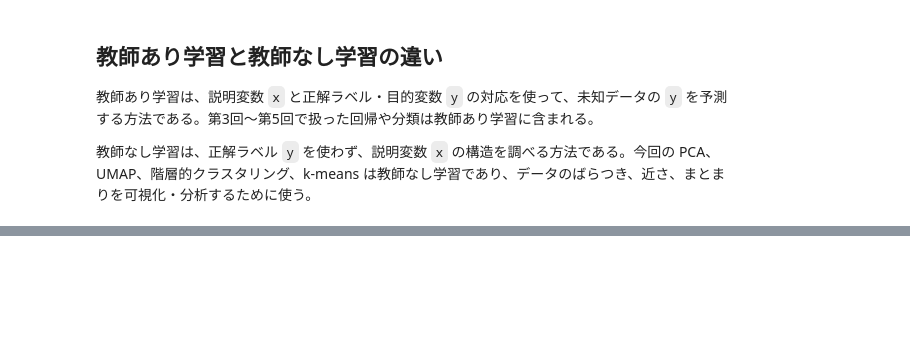
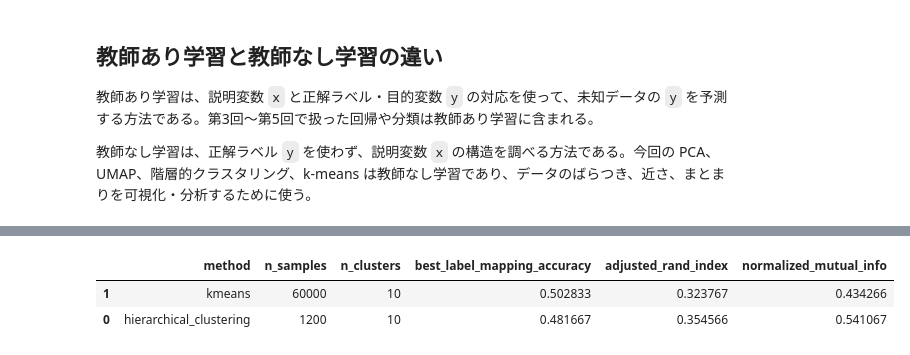
Before and after one commit to fukumoto-riku/python_seminar, a Jupyter notebook: 第6回/lesson_6/mnict_visualization_clustering.ipynb, the cells around one changed output, grey strips where cells are left out. Drawn from its saved outputs; the diff is of its cells as text; code cells hidden in the pictures; blank space fills up the shorter version.

```diff
--- a/第6回/lesson_6/mnict_visualization_clustering.ipynb
+++ b/第6回/lesson_6/mnict_visualization_clustering.ipynb
@@ -634,0 +629,95 @@ Hierarchical clustering result
+# %%
+from scipy.optimize import linear_sum_assignment
+from sklearn.metrics import adjusted_rand_score, normalized_mutual_info_score
+
+LABEL_CSV_PATH = Path('MNICT_train_label.csv')
+
+label_df = pd.read_csv(LABEL_CSV_PATH)
+if 'label' not in label_df.columns:
+    raise ValueError('MNICT_train_label.csv に label 列がありません。')
+if len(label_df) != len(df):
+    raise ValueError(f'特徴量データとラベルデータの行数が違います: x={len(df)}, label={len(label_df)}')
+
+# MNICT_train.csv は先頭列を sample_id として index にしているため、
+# ラベルは行順で df.index に対応させる。
+true_label = pd.Series(label_df['label'].to_numpy(), index=df.index, name='true_label')
+
+
+def evaluate_clustering_against_label(cluster_series, method_name):
+    comparison_df = pd.DataFrame(
+        {
+            'true_label': true_label.loc[cluster_series.index],
+            'cluster': cluster_series,
+        }
+    ).dropna()
+
+    crosstab = pd.crosstab(comparison_df['true_label'], comparison_df['cluster'])
+
+    # クラスタ番号そのものには意味がないため、一致数が最大になる対応を探す。
+    cost_matrix = crosstab.to_numpy().max() - crosstab.to_numpy()
+    label_positions, cluster_positions = linear_sum_assignment(cost_matrix)
+
+    matched_count = crosstab.to_numpy()[label_positions, cluster_positions].sum()
+    accuracy = matched_count / len(comparison_df)
+
+    mapping_df = pd.DataFrame(
+        {
+            'method': method_name,
+            'cluster': crosstab.columns[cluster_positions],
+            'assigned_true_label': crosstab.index[label_positions],
+            'matched_samples': crosstab.to_numpy()[label_positions, cluster_positions],
+        }
+    ).sort_values('cluster').reset_index(drop=True)
+
+    summary = {
+        'method': method_name,
+        'n_samples': len(comparison_df),
+        'n_clusters': comparison_df['cluster'].nunique(),
+        'best_label_mapping_accuracy': accuracy,
+        'adjusted_rand_index': adjusted_rand_score(comparison_df['true_label'], comparison_df['cluster']),
+        'normalized_mutual_info': normalized_mutual_info_score(comparison_df['true_label'], comparison_df['cluster']),
+    }
+
+    return summary, mapping_df, crosstab
+
+
+clustering_evaluations = []
+cluster_label_mappings = []
+cluster_label_crosstabs = {}
+
+# 階層的クラスタリングは抽出した 1200 サンプルだけで実行しているため、その範囲で比較する。
+hierarchical_summary, hierarchical_mapping, hierarchical_crosstab = evaluate_clustering_against_label(
+    hierarchical_result['hierarchical_cluster'],
+    'hierarchical_clustering',
+)
+clustering_evaluations.append(hierarchical_summary)
+cluster_label_mappings.append(hierarchical_mapping)
+cluster_label_crosstabs['hierarchical_clustering'] = hierarchical_crosstab
+
+# k-means は全サンプルで実行しているため、全 60,000 サンプルで比較する。
+kmeans_summary, kmeans_mapping, kmeans_crosstab = evaluate_clustering_against_label(
+    score_with_clusters['kmeans_cluster'],
+    'kmeans',
+)
+clustering_evaluations.append(kmeans_summary)
+cluster_label_mappings.append(kmeans_mapping)
+cluster_label_crosstabs['kmeans'] = kmeans_crosstab
+
+clustering_accuracy_summary = pd.DataFrame(clustering_evaluations).sort_values(
+    'best_label_mapping_accuracy',
+    ascending=False,
+)
+cluster_label_mapping = pd.concat(cluster_label_mappings, ignore_index=True)
+
+print('クラスタリング手法ごとの正解ラベルとの比較')
+display(clustering_accuracy_summary)
+
+print('クラスタ番号と正解ラベルの最適対応')
+display(cluster_label_mapping)
+
+print('階層的クラスタリング: 正解ラベル × クラスタ番号')
+display(cluster_label_crosstabs['hierarchical_clustering'])
+
+print('k-means: 正解ラベル × クラスタ番号')
+display(cluster_label_crosstabs['kmeans'])
+# %% [output]
@@ -634,0 +725,3 @@ Hierarchical clustering result
+|  | method | n_samples | n_clusters | best_label_mapping_accuracy | adjusted_rand_index | normalized_mutual_info |
+| 1 | kmeans | 60000 | 10 | 0.502833 | 0.323767 | 0.434266 |
+| 0 | hierarchical_clustering | 1200 | 10 | 0.481667 | 0.354566 | 0.541067 |
```
Also changed, not shown: parts of 9 cells of this notebook, 9 other files.
